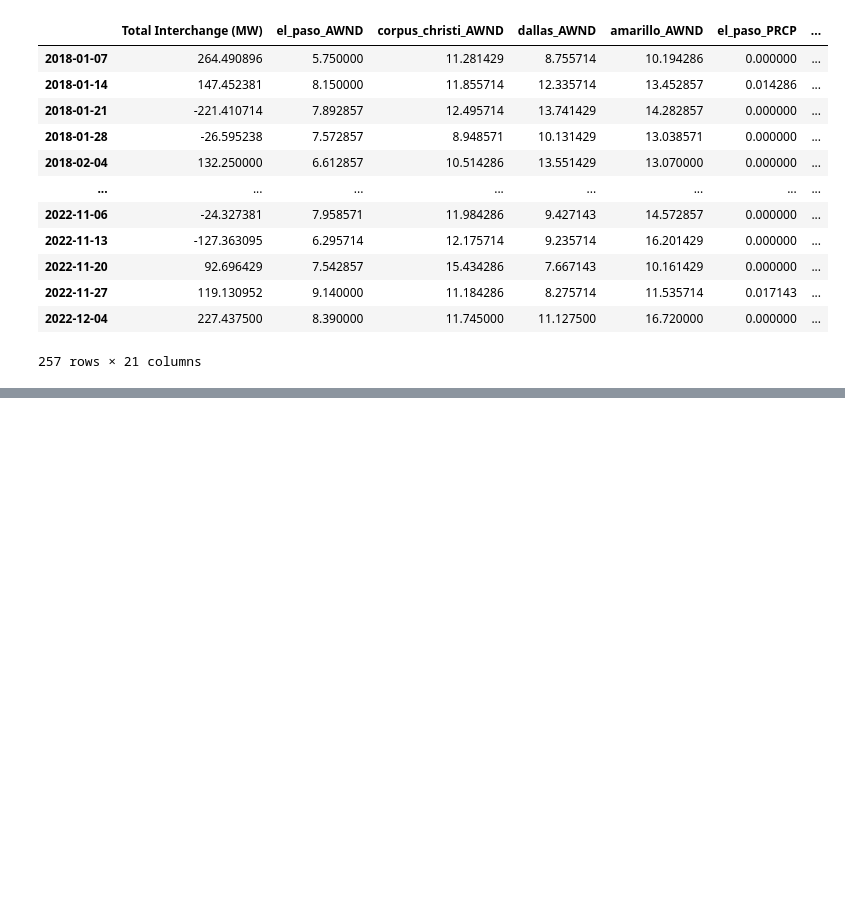
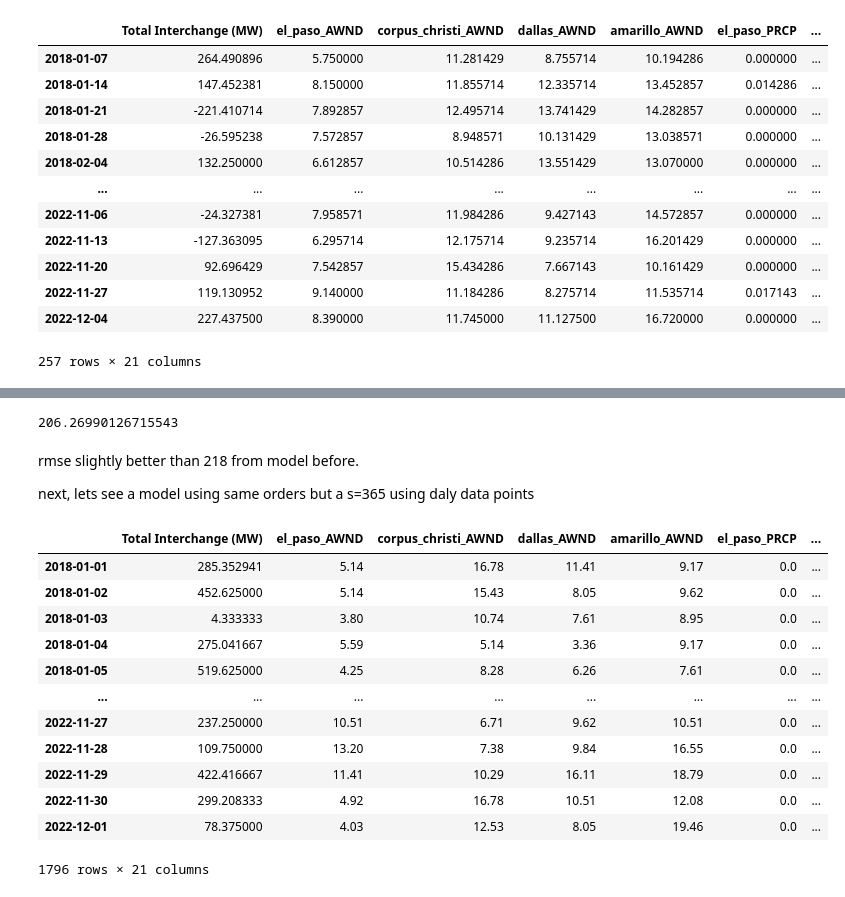
Before and after one commit to JuanMa894/Texas-Power-forecasting-timeseries, a Jupyter notebook: Notebooks/juan-notebook.ipynb, the cells around one changed output, grey strips where cells are left out. Saved outputs shown, nothing was run; the diff lists cells and outputs as text; code cells hidden in the pictures; blank space fills up the shorter version.

Commit message:
included model using daily points and s=365, added prediction graphs

```diff
--- a/Notebooks/juan-notebook.ipynb
+++ b/Notebooks/juan-notebook.ipynb
@@ -83,2 +75,0 @@ will drop column, was index before we set datetime index
-# %%
-texas.drop(columns='Unnamed: 0', inplace=True)
@@ -91,2 +75,0 @@ will drop column, it has only a single value
-# %%
-texas.drop(columns='Balancing Authority', inplace=True)
@@ -105,5 +76,2 @@ those 4 columns display datetime data, not necessary since we already have a dat
-# %%
-date_columns = ['Data Date', 'Hour Number', 'Local Time at End of Hour', 'UTC Time at End of Hour']
-texas.drop(columns=date_columns, inplace=True)
 # %% [markdown]
 ## Total Interchange (MW)
@@ -704,0 +679,5 @@ best_model = best_model.fit()
+# %%
+rmse_result = rmse(model_preds3, test_D_W['Total Interchange (MW)'])
+rmse_result
+# %% [output]
+206.26990126715543
@@ -704,0 +697,20 @@ best_model = best_model.fit()
+# %% [markdown]
+rmse slightly better than 218 from model before.
+
+next, lets see a model using same orders but a s=365 using daly data points
+# %%
+joined
+# %% [output]
+|  | Total Interchange (MW) | el_paso_AWND | corpus_christi_AWND | dallas_AWND | amarillo_AWND | el_paso_PRCP | ... |
+| 2018-01-01 | 285.352941 | 5.14 | 16.78 | 11.41 | 9.17 | 0.0 | ... |
+| 2018-01-02 | 452.625000 | 5.14 | 15.43 | 8.05 | 9.62 | 0.0 | ... |
+| 2018-01-03 | 4.333333 | 3.80 | 10.74 | 7.61 | 8.95 | 0.0 | ... |
+| 2018-01-04 | 275.041667 | 5.59 | 5.14 | 3.36 | 9.17 | 0.0 | ... |
+| 2018-01-05 | 519.625000 | 4.25 | 8.28 | 6.26 | 7.61 | 0.0 | ... |
+| ... | ... | ... | ... | ... | ... | ... | ... |
+| 2022-11-27 | 237.250000 | 10.51 | 6.71 | 9.62 | 10.51 | 0.0 | ... |
+| 2022-11-28 | 109.750000 | 13.20 | 7.38 | 9.84 | 16.55 | 0.0 | ... |
+| 2022-11-29 | 422.416667 | 11.41 | 10.29 | 16.11 | 18.79 | 0.0 | ... |
+| 2022-11-30 | 299.208333 | 4.92 | 16.78 | 10.51 | 12.08 | 0.0 | ... |
+| 2022-12-01 | 78.375000 | 4.03 | 12.53 | 8.05 | 19.46 | 0.0 | ... |
+1796 rows × 21 columns
```
Also changed, not shown: parts of 52 cells of this notebook.
